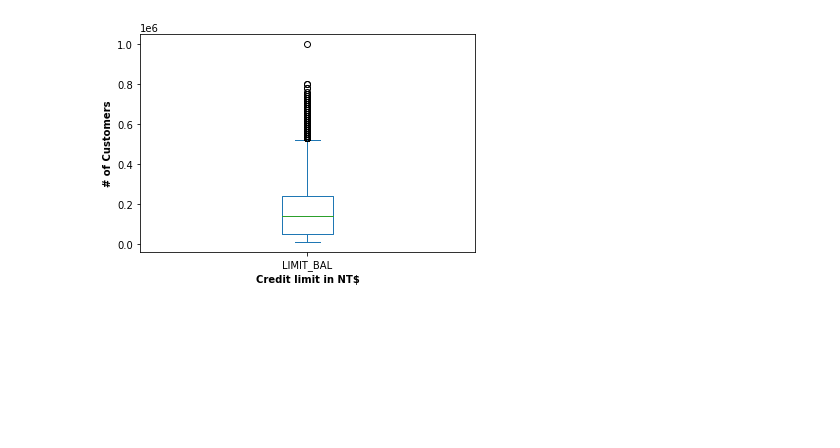
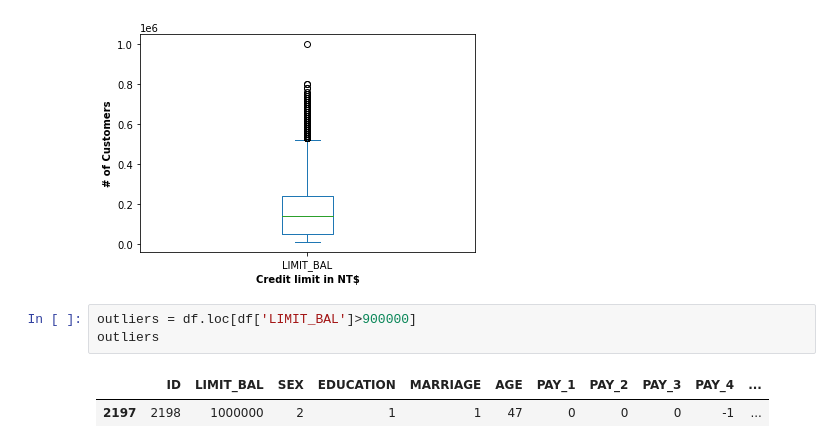
Before and after one commit to AnshRockstar/Credit-Card-Default-Analysis, a Jupyter notebook: Credit_Card_Default_Prediction_Capstone_Projectipynb.ipynb, the cells around one changed output. Saved outputs shown, nothing was run; the diff lists cells and outputs as text; blank space fills up the shorter version.

```diff
--- a/Credit_Card_Default_Prediction_Capstone_Projectipynb.ipynb
+++ b/Credit_Card_Default_Prediction_Capstone_Projectipynb.ipynb
@@ -144,3 +144,9 @@ plt.ylabel('# of Customers', fontweight='bold')
 plt.show()
 # %% [output]
 [figure]
+# %%
+outliers = df.loc[df['LIMIT_BAL']>900000]
+outliers
+# %% [output]
+|  | ID | LIMIT_BAL | SEX | EDUCATION | MARRIAGE | AGE | PAY_1 | PAY_2 | PAY_3 | PAY_4 | ... |
+| 2197 | 2198 | 1000000 | 2 | 1 | 1 | 47 | 0 | 0 | 0 | -1 | ... |
```
Also changed, not shown: parts of 3 cells of this notebook.
